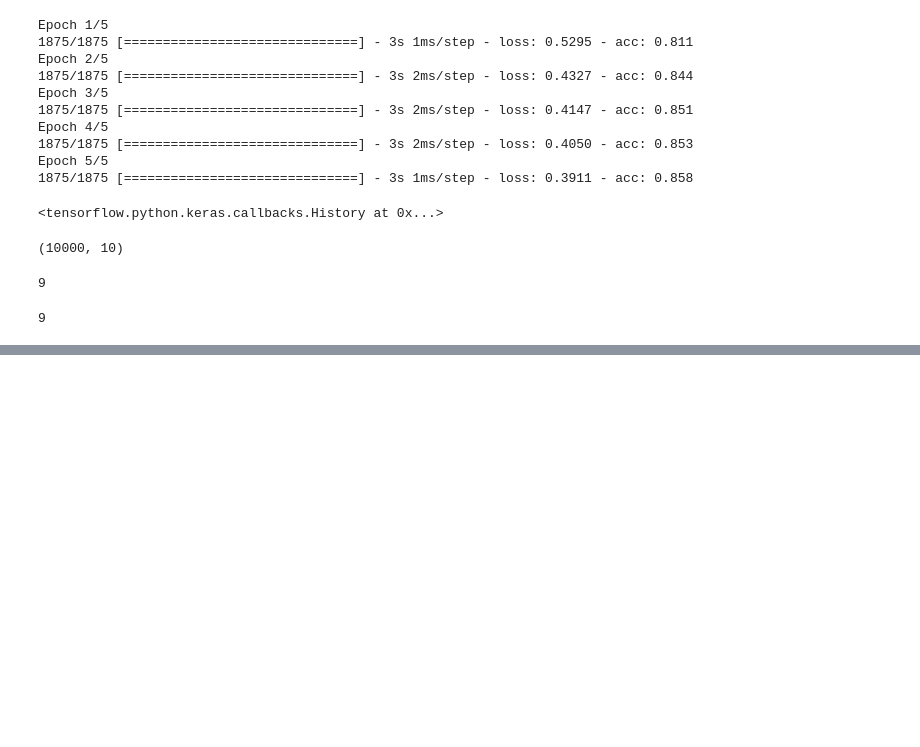
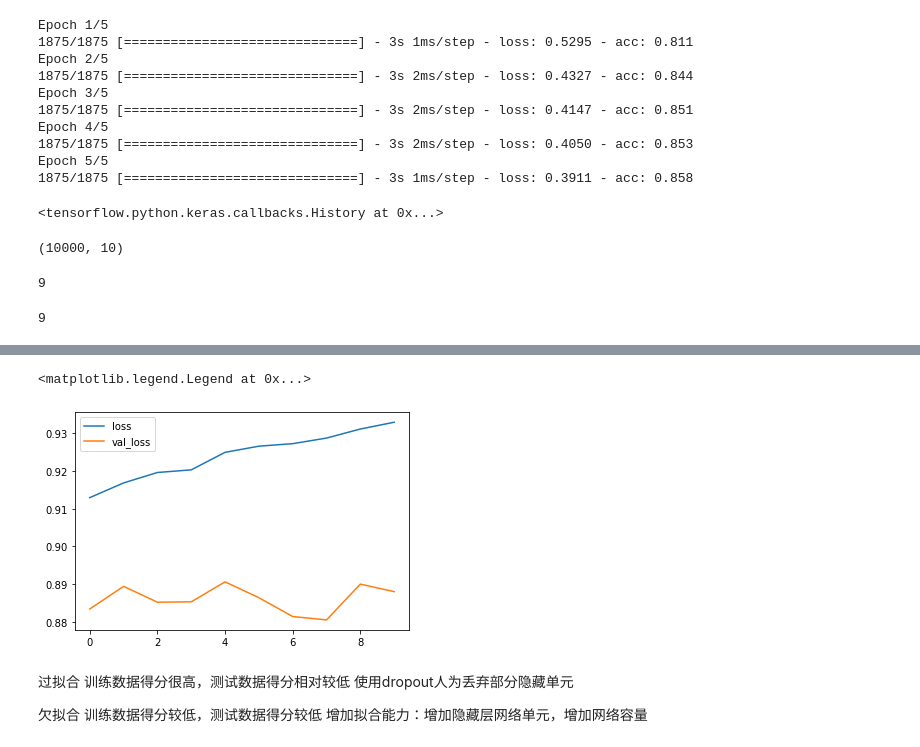
Before and after one commit to Rephilo/tensorflowCourse, a Jupyter notebook: ch.2/less13.ipynb, the cells around one changed output, grey strips where cells are left out. Cells and saved outputs as stored; diff of their text form; code cells hidden in the pictures; blank space fills up the shorter version.

```diff
--- a/ch.2/less13.ipynb
+++ b/ch.2/less13.ipynb
@@ -120,0 +187,15 @@ test_label[0]
+# %%
+plt.plot(history.epoch, history.history.get('acc'), label='loss')
+plt.plot(history.epoch, history.history.get('val_acc'), label='val_loss')
+plt.legend()
+# %% [output]
+<matplotlib.legend.Legend at 0x...>
+[figure, added]
+# %% [markdown]
+过拟合
+训练数据得分很高，测试数据得分相对较低
+使用dropout人为丢弃部分隐藏单元
+
+欠拟合
+训练数据得分较低，测试数据得分较低
+增加拟合能力：增加隐藏层网络单元，增加网络容量
```
Also changed, not shown: parts of 5 cells of this notebook.
